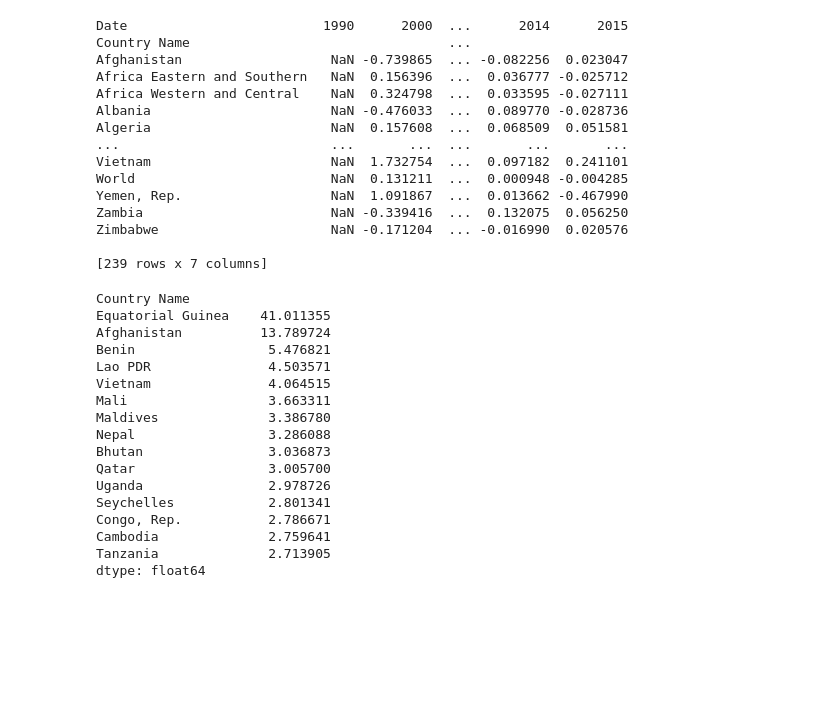
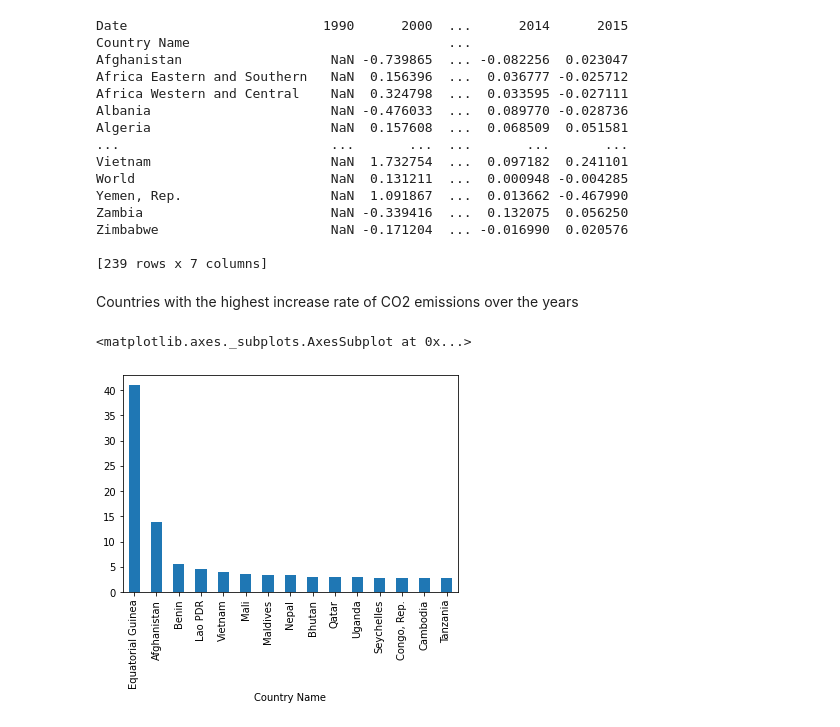
Before and after one commit to busranur-sr/ClimateChange, a Jupyter notebook: Co2Emission.ipynb, the cells around one changed output. Saved outputs shown, nothing was run; the diff lists cells and outputs as text; code cells hidden in the pictures; blank space fills up the shorter version.

```diff
--- a/Co2Emission.ipynb
+++ b/Co2Emission.ipynb
@@ -193,24 +186,11 @@ Zambia                        NaN -0.339416  ...  0.132075  0.056250
 Zimbabwe                      NaN -0.171204  ... -0.016990  0.020576
 
 [239 rows x 7 columns]
+# %% [markdown]
+Countries with the highest increase rate of CO2 emissions over the years
 # %%
 df_perc.replace([np.inf, -np.inf], np.nan, inplace=True)
-df_perc.sum(axis='columns').sort_values(ascending=[False])[:15]
+df_perc.sum(axis='columns').sort_values(ascending=[False])[:15].plot(kind='bar')
 # %% [output]
-Country Name
-Equatorial Guinea    41.011355
-Afghanistan          13.789724
-Benin                 5.476821
-Lao PDR               4.503571
-Vietnam               4.064515
-Mali                  3.663311
-Maldives              3.386780
-Nepal                 3.286088
-Bhutan                3.036873
-Qatar                 3.005700
-Uganda                2.978726
-Seychelles            2.801341
-Congo, Rep.           2.786671
-Cambodia              2.759641
-Tanzania              2.713905
-dtype: float64
+<matplotlib.axes._subplots.AxesSubplot at 0x...>
+[figure, added]
```
Also changed, not shown: parts of 3 cells of this notebook.
